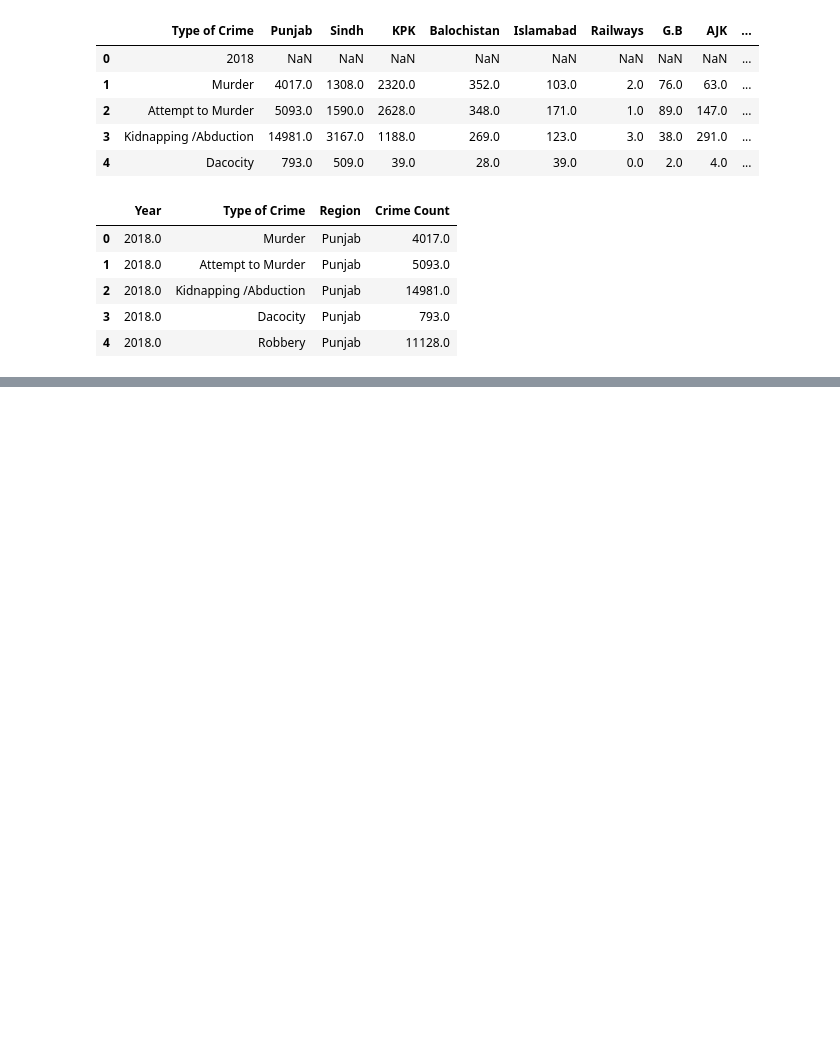
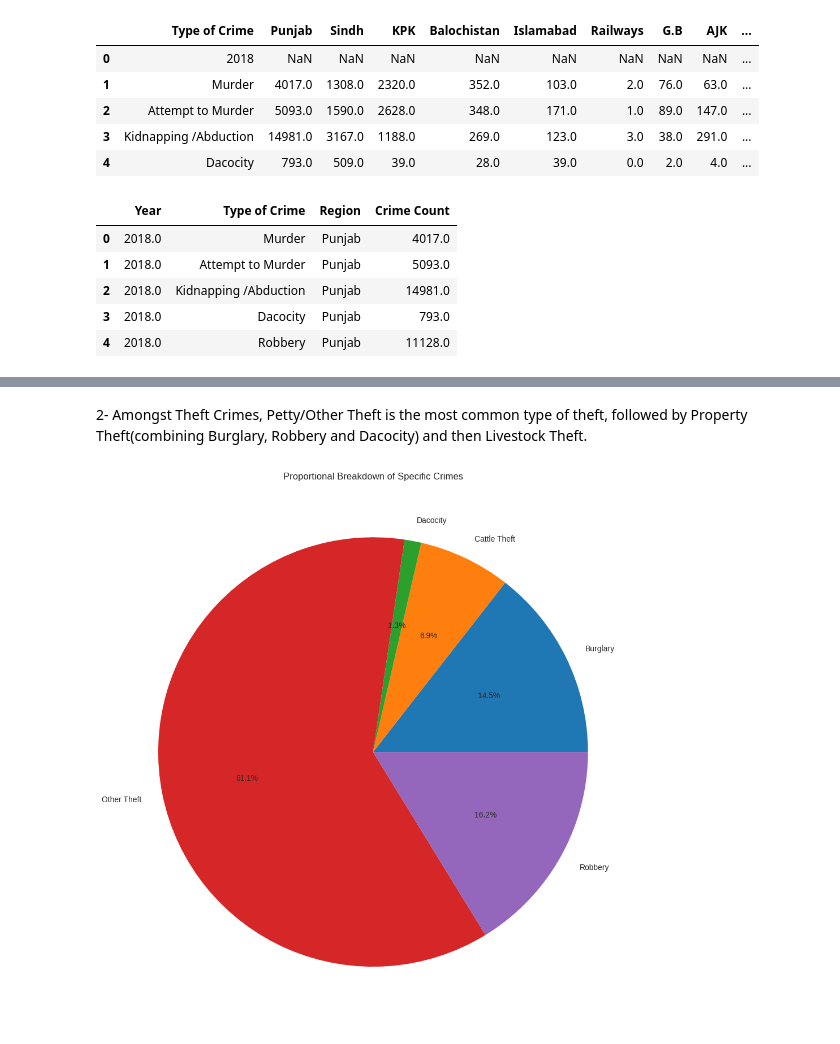
Before and after one commit to hassanfasih131-cpu/Crime_Pakistan, a Jupyter notebook: Crime_Pakistan.ipynb, the cells around one changed output, grey strips where cells are left out. Saved outputs shown, nothing was run; the diff lists cells and outputs as text; code cells hidden in the pictures; blank space fills up the shorter version.

```diff
--- a/Crime_Pakistan.ipynb
+++ b/Crime_Pakistan.ipynb
@@ -124,0 +138,16 @@ There are now 0  missing values
+# %% [markdown]
+2- Amongst Theft Crimes, Petty/Other Theft is the most common type of theft, followed by Property Theft(combining Burglary, Robbery and Dacocity) and then Livestock Theft.
+# %%
+filtered_data = dataS[dataS["Type of Crime"].isin(["Cattle Theft","Burglary", "Robbery", "Dacocity","Other Theft"])]
+crime_shares = filtered_data.groupby("Type of Crime")["Crime Count"].sum()
+plt.figure(figsize=(10, 10))
+plt.pie(
+    crime_shares,
+    labels=crime_shares.index,
+    autopct="%1.1f%%",
+)
+plt.title("Proportional Breakdown of Specific Crimes")
+plt.tight_layout()
+plt.show()
+# %% [output]
+[figure, added]
```
Also changed, not shown: parts of 11 cells of this notebook.
